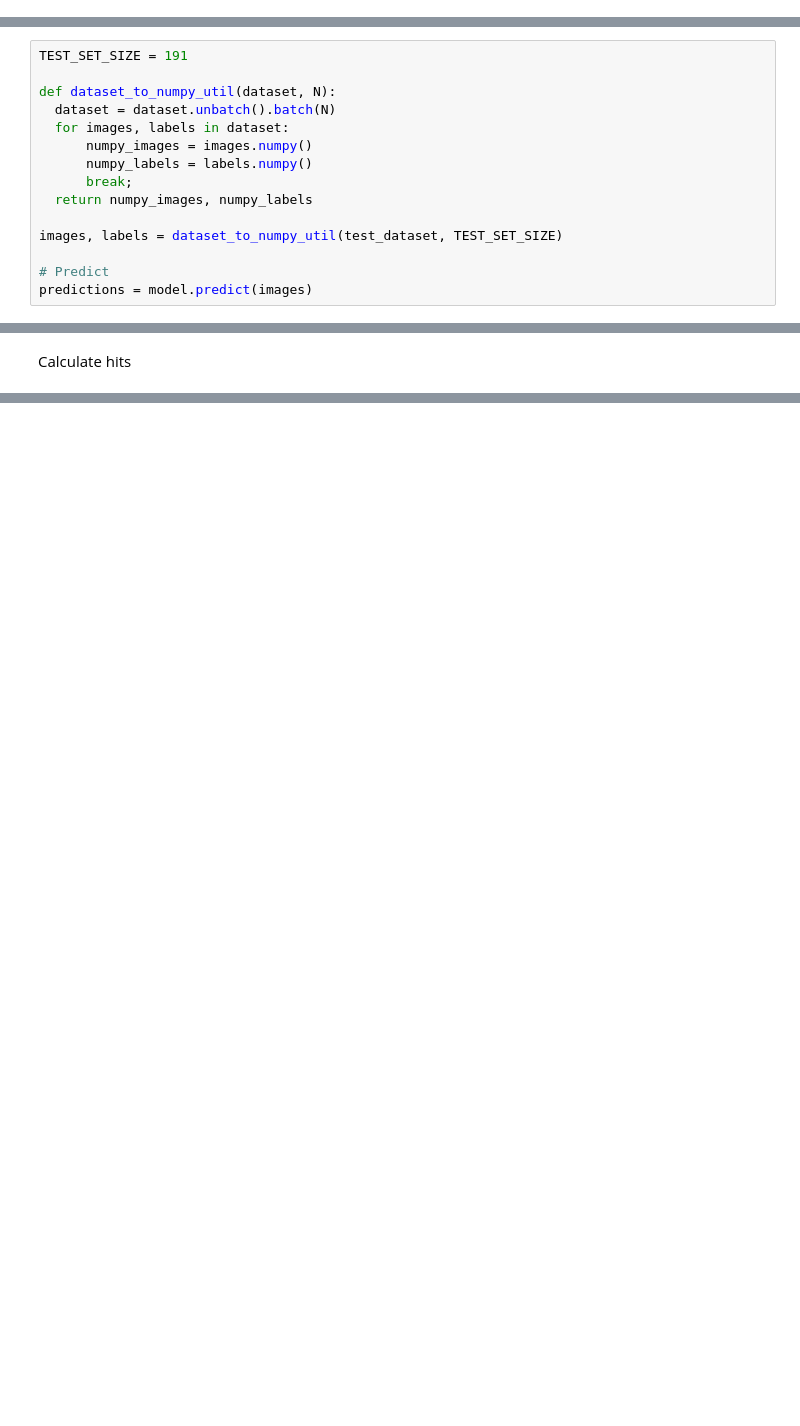
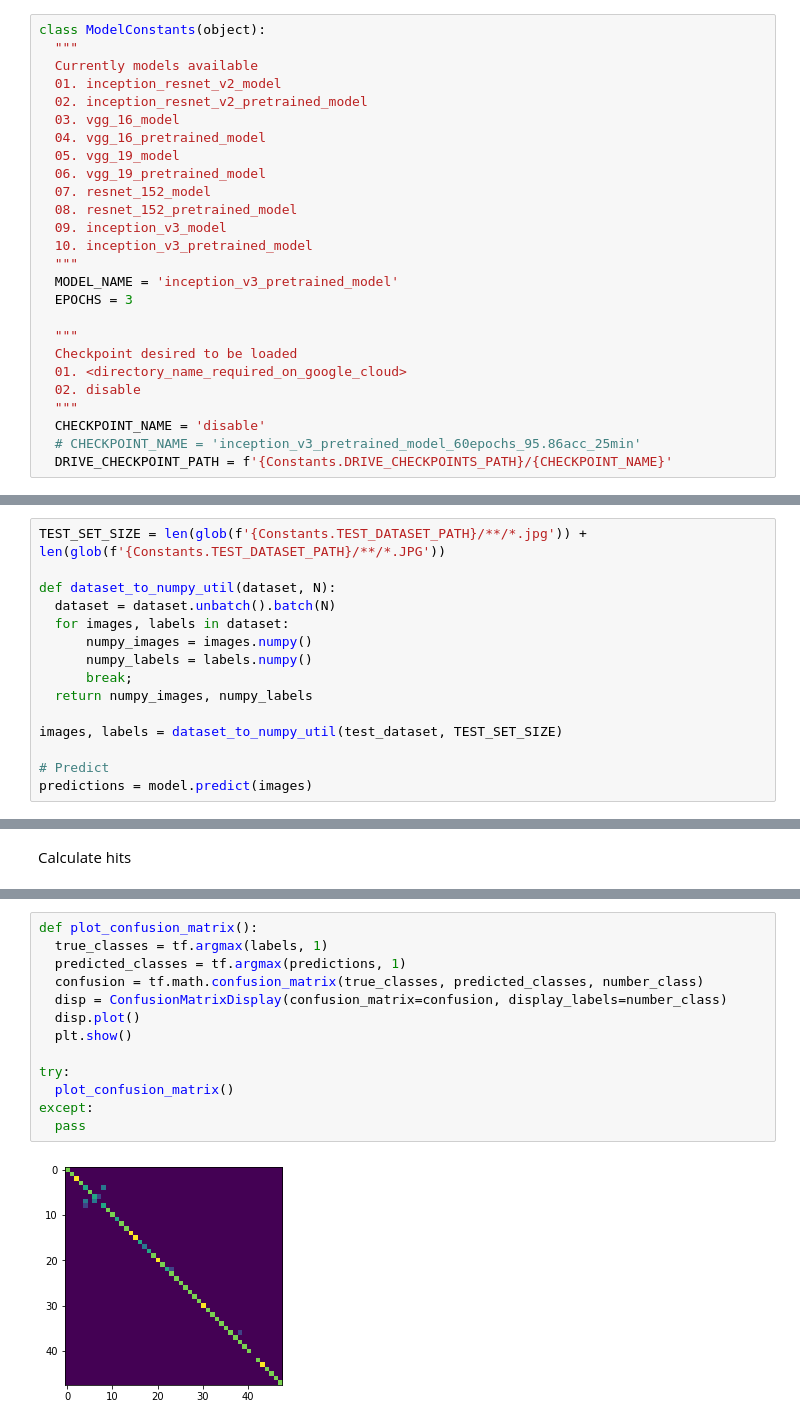
Before and after one commit to danilo-assuncao/bee-masters-project, a Jupyter notebook: tools/colab-notebooks/model.ipynb, the cells around one changed output, grey strips where cells are left out. Saved outputs shown, nothing was run; the diff lists cells and outputs as text; blank space fills up the shorter version.

Commit message:
add more metric functions for model pipeline

```diff
--- a/tools/colab-notebooks/model.ipynb
+++ b/tools/colab-notebooks/model.ipynb
@@ -321,2 +314,28 @@ callbacks = [change_learning_rate]
+# %%
+class ModelConstants(object):
+  """
+  Currently models available
+  01. inception_resnet_v2_model
+  02. inception_resnet_v2_pretrained_model
+  03. vgg_16_model
+  04. vgg_16_pretrained_model
+  05. vgg_19_model
+  06. vgg_19_pretrained_model
+  07. resnet_152_model
+  08. resnet_152_pretrained_model
+  09. inception_v3_model
+  10. inception_v3_pretrained_model
+  """
+  MODEL_NAME = 'inception_v3_pretrained_model'
+  EPOCHS = 3
+
+  """
+  Checkpoint desired to be loaded
+  01. <directory_name_required_on_google_cloud>
+  02. disable
+  """
+  CHECKPOINT_NAME = 'disable'
+  # CHECKPOINT_NAME = 'inception_v3_pretrained_model_60epochs_95.86acc_25min'
+  DRIVE_CHECKPOINT_PATH = f'{Constants.DRIVE_CHECKPOINTS_PATH}/{CHECKPOINT_NAME}'
 # %% [markdown]
 Train the model
@@ -412,7 +532,7 @@ Test loss, test accuracy: [0.27431169152259827, 0.9528796076774597, 1.0]
 # %% [markdown]
 Predict using test set
 # %%
-TEST_SET_SIZE = 191
+TEST_SET_SIZE = len(glob(f'{Constants.TEST_DATASET_PATH}/**/*.jpg')) + len(glob(f'{Constants.TEST_DATASET_PATH}/**/*.JPG'))
 
 def dataset_to_numpy_util(dataset, N):
   dataset = dataset.unbatch().batch(N)
@@ -477,0 +646,15 @@ Succeeded in 182 images and failed 9 images
+# %%
+def plot_confusion_matrix():
+  true_classes = tf.argmax(labels, 1)
+  predicted_classes = tf.argmax(predictions, 1)
+  confusion = tf.math.confusion_matrix(true_classes, predicted_classes, number_class)
+  disp = ConfusionMatrixDisplay(confusion_matrix=confusion, display_labels=number_class)
+  disp.plot()
+  plt.show()
+
+try:
+  plot_confusion_matrix()
+except:
+  pass
+# %% [output]
+[figure, added]
```
Also changed, not shown: parts of 29 cells of this notebook.
